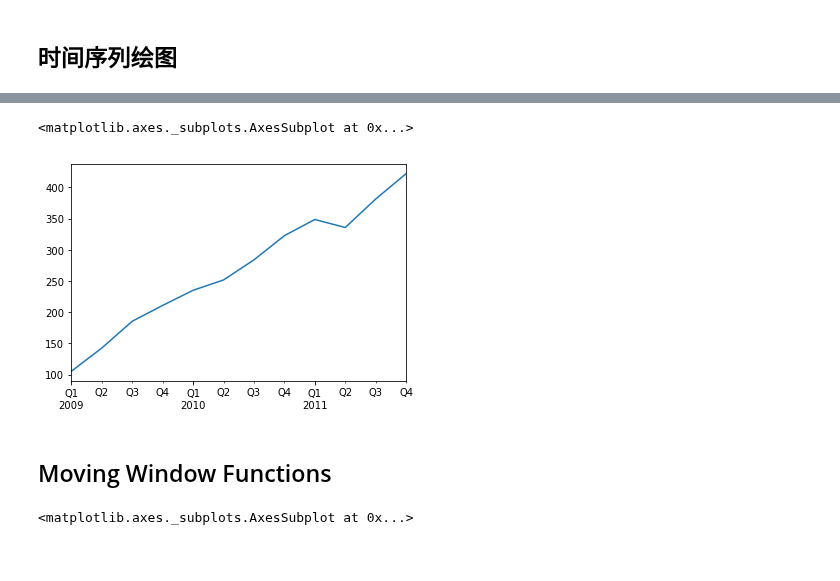
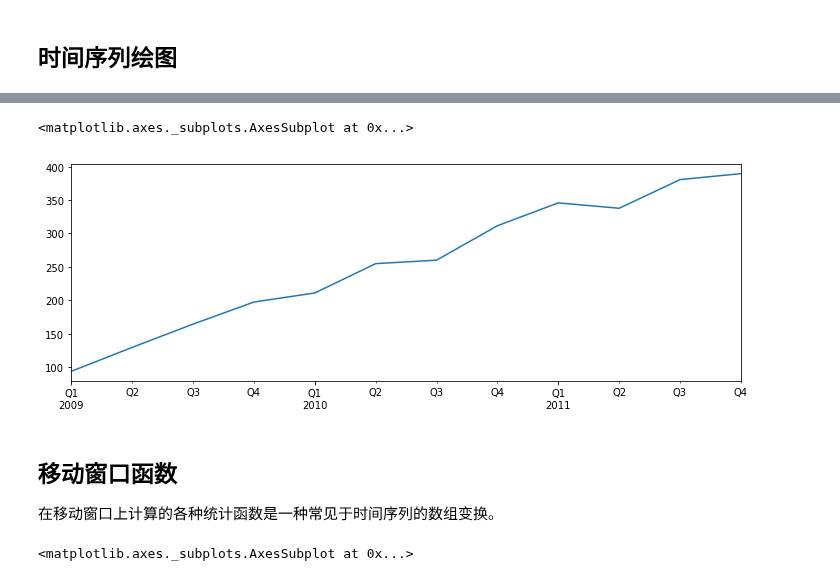
Before and after one commit to hugolu/learn-python, a Jupyter notebook: python-for-data-analysis/ch10-time-series.ipynb, the cells around one changed output, grey strips where cells are left out. Saved outputs shown, nothing was run; the diff lists cells and outputs as text; code cells hidden in the pictures.

```diff
--- a/python-for-data-analysis/ch10-time-series.ipynb
+++ b/python-for-data-analysis/ch10-time-series.ipynb
@@ -1030,9 +1043,11 @@ close_px['AAPL'].ix['01-2011':'03-2011'].plot()
 # %%
-close_px['AAPL'].resample('Q-DEC').ffill().ix['2009':].plot()
+close_px['AAPL'].resample('Q-DEC').mean().ix['2009':].plot(figsize=(12,4))
 # %% [output]
 <matplotlib.axes._subplots.AxesSubplot at 0x...>
-[figure, old version]
+[figure, new version]
-# %% [markdown]
-## Moving Window Functions
+# %% [markdown]
+## 移动窗口函数
+
+在移动窗口上计算的各种统计函数是一种常见于时间序列的数组变换。
 # %%
 close_px.AAPL.plot()
```
Also changed, not shown: parts of 38 cells of this notebook.
